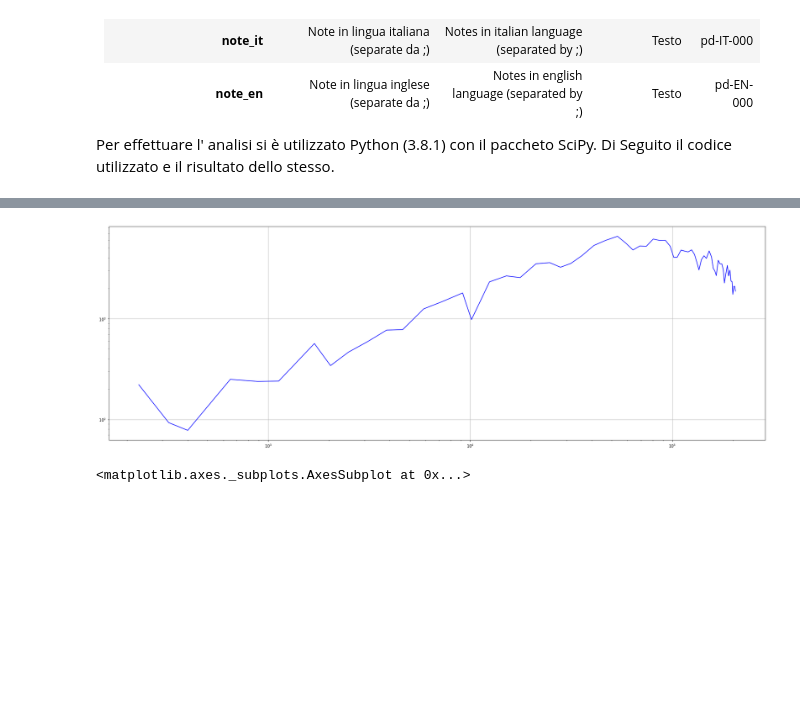
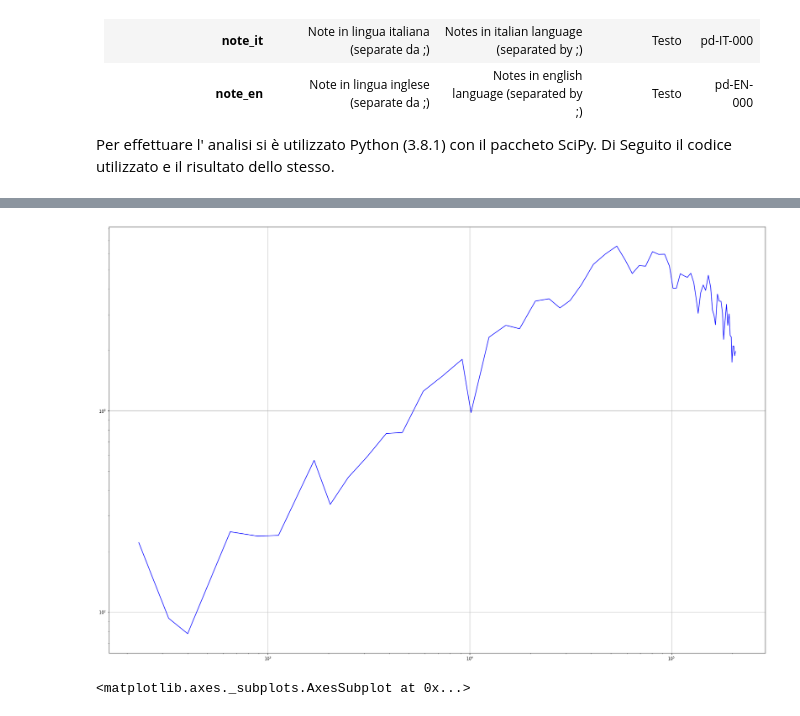
Before and after one commit to mahakaal/covid, a Jupyter notebook: Covid.ipynb, the cells around one changed output, grey strips where cells are left out. Cells and saved outputs as stored; diff of their text form; code cells hidden in the pictures; blank space fills up the shorter version.

```diff
--- a/Covid.ipynb
+++ b/Covid.ipynb
@@ -181,13 +180,13 @@ plt.plot(df["data"], df["totale_positivi"])
 # %%
 # Curva nuovi positivi su totale casi confermati in scala logaritmica
 
-plt.figure(figsize=(30,10))
+plt.figure(figsize=(30,20))
 plt.plot(df['totale_casi'], df['nuovi_positivi'], 'b')
 plt.xscale('log')
 plt.yscale('log')
 plt.grid()
 # %% [output]
-[figure, old version]
+[figure, new version]
 # %%
 # Grafico per i tamponi giornalieri effettuati e positivi trovati
 
```
Also changed, not shown: parts of 7 cells of this notebook, 2 other files.
